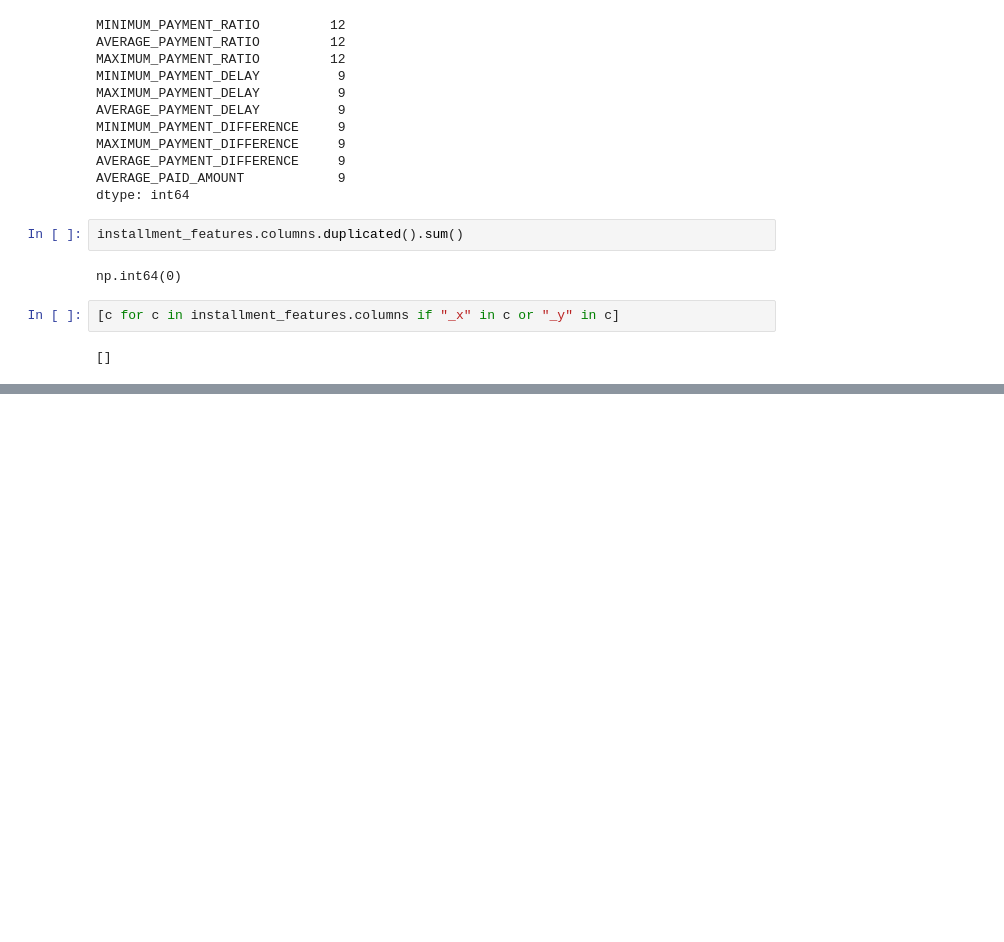
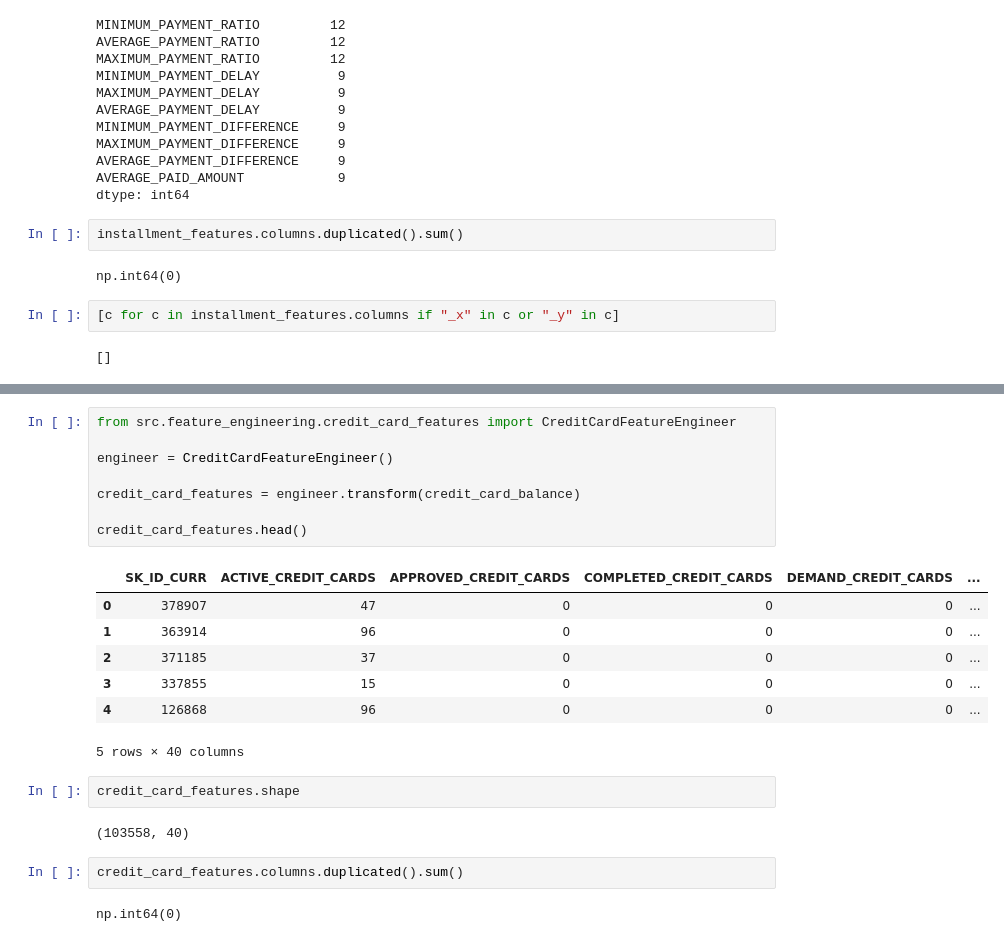
Before and after one commit to DevendraRaj58/Loan-Intelligence-Platform, a Jupyter notebook: notebooks/02_database_reverse_engineering.ipynb, the cells around one changed output, grey strips where cells are left out. Cells and saved outputs as stored; diff of their text form; blank space fills up the shorter version.

Commit message:
feat: implement credit card balance feature engineering

```diff
--- a/notebooks/02_database_reverse_engineering.ipynb
+++ b/notebooks/02_database_reverse_engineering.ipynb
@@ -915,0 +936,24 @@ np.int64(0)
+# %%
+from src.feature_engineering.credit_card_features import CreditCardFeatureEngineer
+
+engineer = CreditCardFeatureEngineer()
+
+credit_card_features = engineer.transform(credit_card_balance)
+
+credit_card_features.head()
+# %% [output]
+|  | SK_ID_CURR | ACTIVE_CREDIT_CARDS | APPROVED_CREDIT_CARDS | COMPLETED_CREDIT_CARDS | DEMAND_CREDIT_CARDS | ... |
+| 0 | 378907 | 47 | 0 | 0 | 0 | ... |
+| 1 | 363914 | 96 | 0 | 0 | 0 | ... |
+| 2 | 371185 | 37 | 0 | 0 | 0 | ... |
+| 3 | 337855 | 15 | 0 | 0 | 0 | ... |
+| 4 | 126868 | 96 | 0 | 0 | 0 | ... |
+5 rows × 40 columns
+# %%
+credit_card_features.shape
+# %% [output]
+(103558, 40)
+# %%
+credit_card_features.columns.duplicated().sum()
+# %% [output]
+np.int64(0)
```
Also changed, not shown: parts of 3 cells of this notebook, 1 other file.
